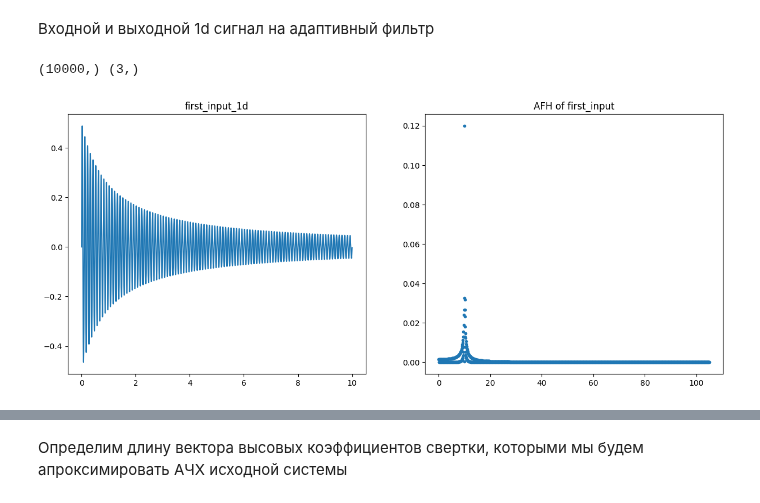
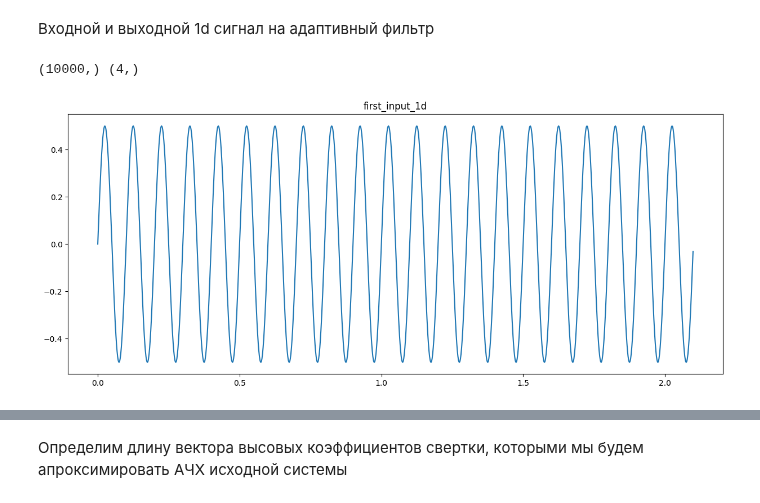
Before and after one commit to dd114/Adaptive-filter-1, a Jupyter notebook: Synthetic-signals.ipynb, the cells around one changed output, grey strips where cells are left out. Drawn from its saved outputs; the diff is of its cells as text; code cells hidden in the pictures.

```diff
--- a/Synthetic-signals.ipynb
+++ b/Synthetic-signals.ipynb
@@ -104,26 +104,30 @@ initial_weights_1d = np.array([0.1, 0.3, 0.5])
 # %%
-first_input_1d = 1 / (1 + t) * signal_1d(0.5, 10, 0, t)
-# first_input_1d = signal_1d(0.5, 10, 0, t)
+# first_input_1d = 1 / (1 + t) * signal_1d(0.5, 10, 0, t)
+first_input_1d = signal_1d(0.5, 10, 0, t)
 
-second_input_1d = signal_1d(1, 1, 0, t) + ps.processing_of_signal(first_input_1d, initial_weights_1d)
+noise = ps.processing_of_signal(first_input_1d, initial_weights_1d)
+
+second_input_1d = signal_1d(1, 1, 0, t) + noise
 # second_input_1d = ps.processing_of_signal(first_input_1d, initial_weights_1d)
 # %% [output]
-(10000,) (3,)
+(10000,) (4,)
 # %%
+freq_bound = 2100
+
 plt.figure(figsize=(15, 6))
-plt.subplot(1, 2, 1)
-plt.plot(t, first_input_1d)
+# plt.subplot(1, 2, 1)
+plt.plot(t[:freq_bound], first_input_1d[:freq_bound])
 plt.title("first_input_1d")
 # plt.show()
 
-freq_bound = 2100
-
-x = fftpack.rfftfreq(first_input_1d.size, right_bound / number_of_point)
-y = 2 * np.abs(fftpack.rfft(first_input_1d)) / first_input_1d.size
-
-plt.subplot(1, 2, 2)
-plt.plot(x[:freq_bound], y[:freq_bound], '.')
-plt.title("AFH of first_input")
+# freq_bound = 2100
+#
+# x = fftpack.rfftfreq(first_input_1d.size, right_bound / number_of_point)
+# y = 2 * np.abs(fftpack.rfft(first_input_1d)) / first_input_1d.size
+#
+# plt.subplot(1, 2, 2)
+# plt.plot(x[:freq_bound], y[:freq_bound], '.')
+# plt.title("AFH of first_input")
 plt.show()
 # %% [output]
-[figure, old version]
+[figure, new version]
```
Also changed, not shown: parts of 16 cells of this notebook, 1 other file.
